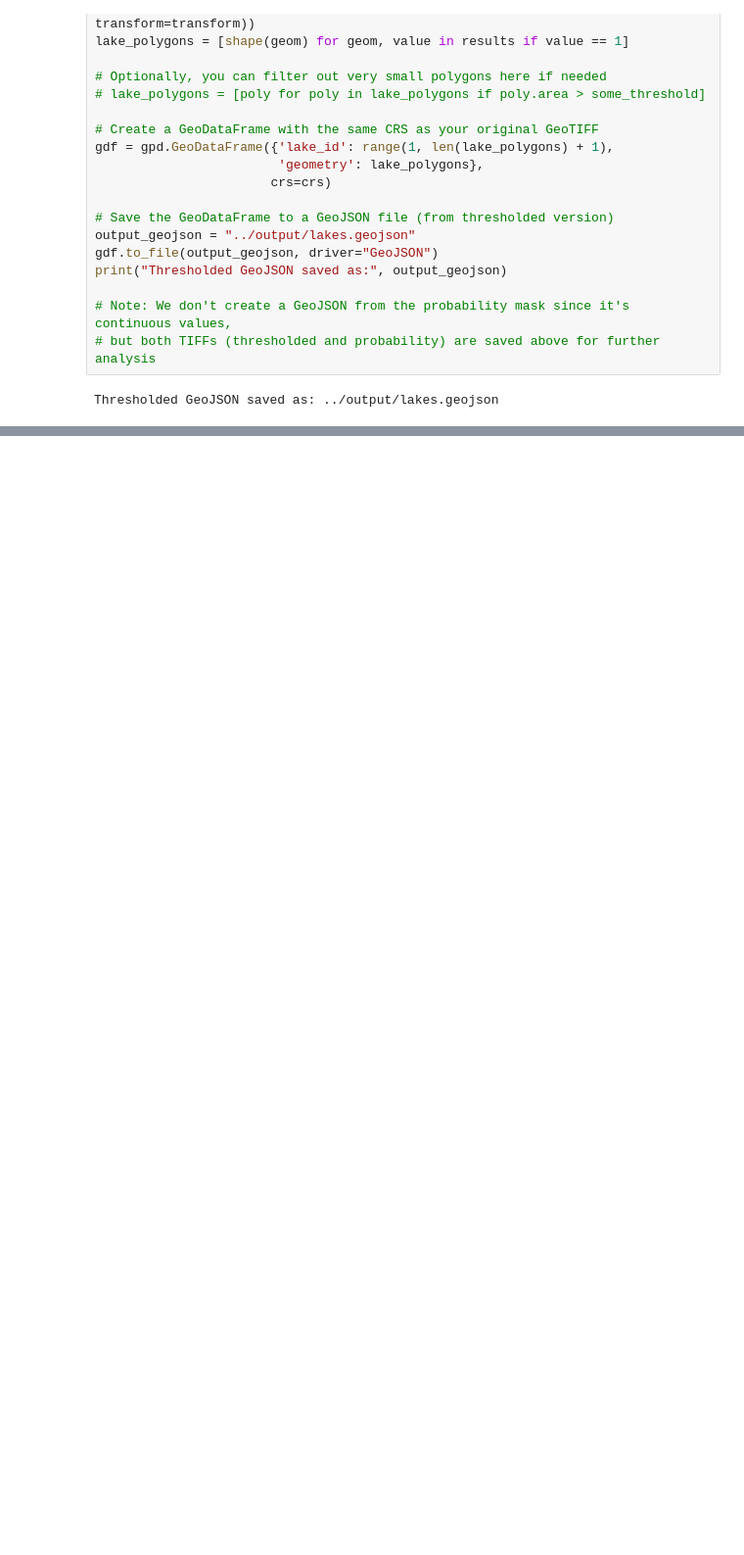
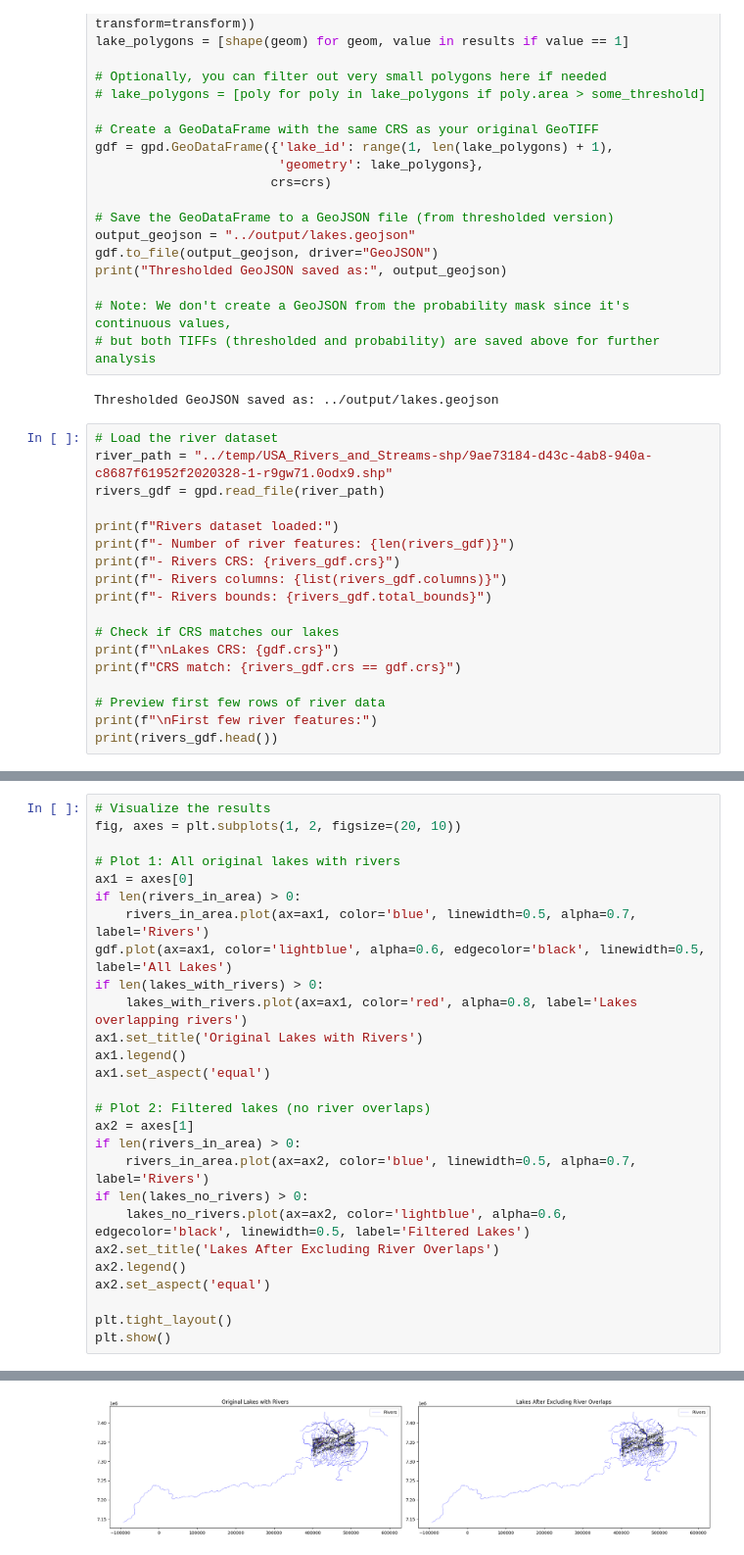
Before and after one commit to ajijohn/arcticlakecarbonprediction, a Jupyter notebook: notebooks/lakes.ipynb, the cells around one changed output, grey strips where cells are left out. Shown at 98% size. Drawn from its saved outputs; the diff is of its cells as text; blank space fills up the shorter version.

Commit message:
exclude lakes

```diff
--- a/notebooks/lakes.ipynb
+++ b/notebooks/lakes.ipynb
@@ -342,3 +328,21 @@ print("Thresholded GeoJSON saved as:", output_geojson)
 # but both TIFFs (thresholded and probability) are saved above for further analysis
 # %% [output]
 Thresholded GeoJSON saved as: ../output/lakes.geojson
+# %%
+# Load the river dataset
+river_path = "../temp/USA_Rivers_and_Streams-shp/9ae73184-d43c-4ab8-940a-c8687f61952f2020328-1-r9gw71.0odx9.shp"
+rivers_gdf = gpd.read_file(river_path)
+
+print(f"Rivers dataset loaded:")
+print(f"- Number of river features: {len(rivers_gdf)}")
+print(f"- Rivers CRS: {rivers_gdf.crs}")
+print(f"- Rivers columns: {list(rivers_gdf.columns)}")
+print(f"- Rivers bounds: {rivers_gdf.total_bounds}")
+
+# Check if CRS matches our lakes
+print(f"\nLakes CRS: {gdf.crs}")
+print(f"CRS match: {rivers_gdf.crs == gdf.crs}")
+
+# Preview first few rows of river data
+print(f"\nFirst few river features:")
+print(rivers_gdf.head())
@@ -344,0 +447,28 @@ Thresholded GeoJSON saved as: ../output/lakes.geojson
+# %%
+# Visualize the results
+fig, axes = plt.subplots(1, 2, figsize=(20, 10))
+
+# Plot 1: All original lakes with rivers
+ax1 = axes[0]
+if len(rivers_in_area) > 0:
+    rivers_in_area.plot(ax=ax1, color='blue', linewidth=0.5, alpha=0.7, label='Rivers')
+gdf.plot(ax=ax1, color='lightblue', alpha=0.6, edgecolor='black', linewidth=0.5, label='All Lakes')
+if len(lakes_with_rivers) > 0:
+    lakes_with_rivers.plot(ax=ax1, color='red', alpha=0.8, label='Lakes overlapping rivers')
+ax1.set_title('Original Lakes with Rivers')
+ax1.legend()
+ax1.set_aspect('equal')
+
+# Plot 2: Filtered lakes (no river overlaps)
+ax2 = axes[1]
+if len(rivers_in_area) > 0:
+    rivers_in_area.plot(ax=ax2, color='blue', linewidth=0.5, alpha=0.7, label='Rivers')
+if len(lakes_no_rivers) > 0:
+    lakes_no_rivers.plot(ax=ax2, color='lightblue', alpha=0.6, edgecolor='black', linewidth=0.5, label='Filtered Lakes')
+ax2.set_title('Lakes After Excluding River Overlaps')
+ax2.legend()
+ax2.set_aspect('equal')
+
+plt.tight_layout()
+plt.show()
+# %% [output]
@@ -344,0 +481 @@ Thresholded GeoJSON saved as: ../output/lakes.geojson
+[figure, added]
```
Also changed, not shown: parts of 13 cells of this notebook, 2 other files.
